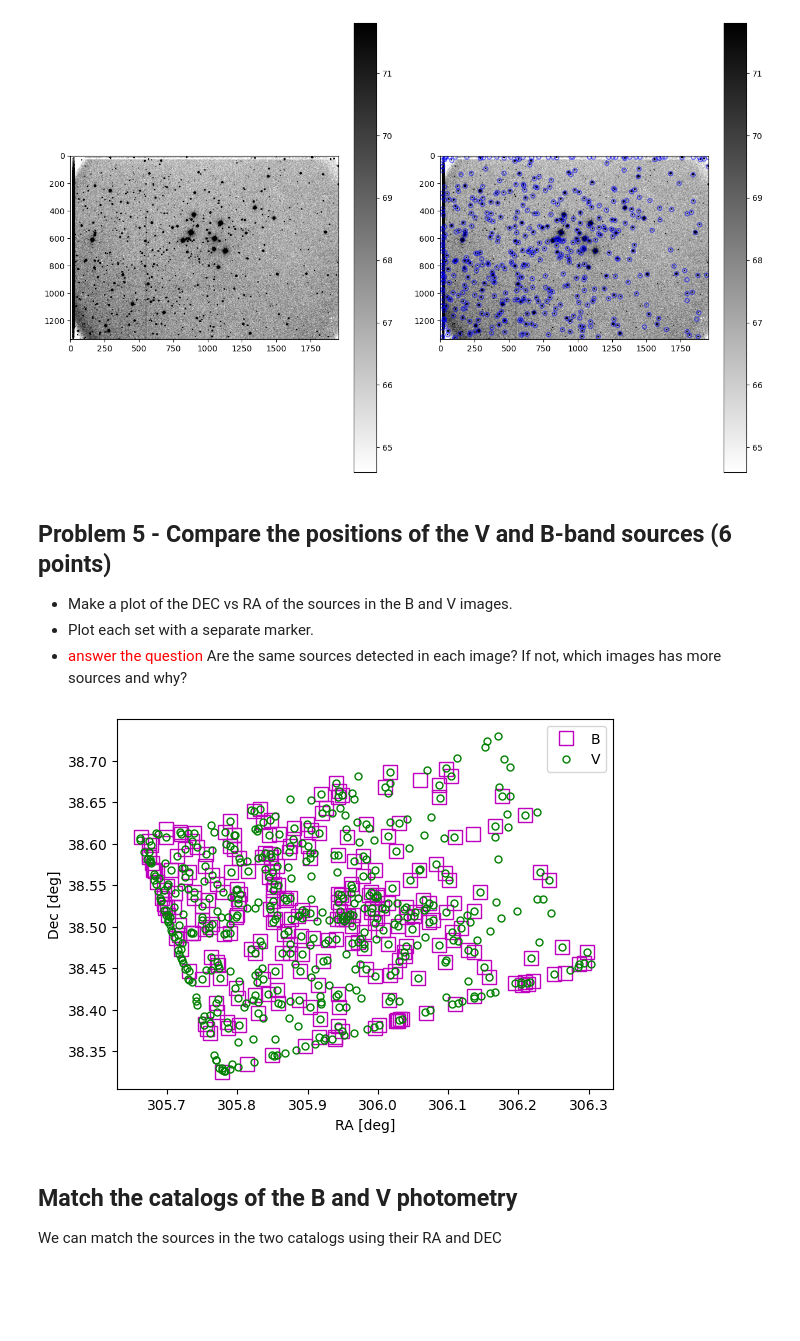
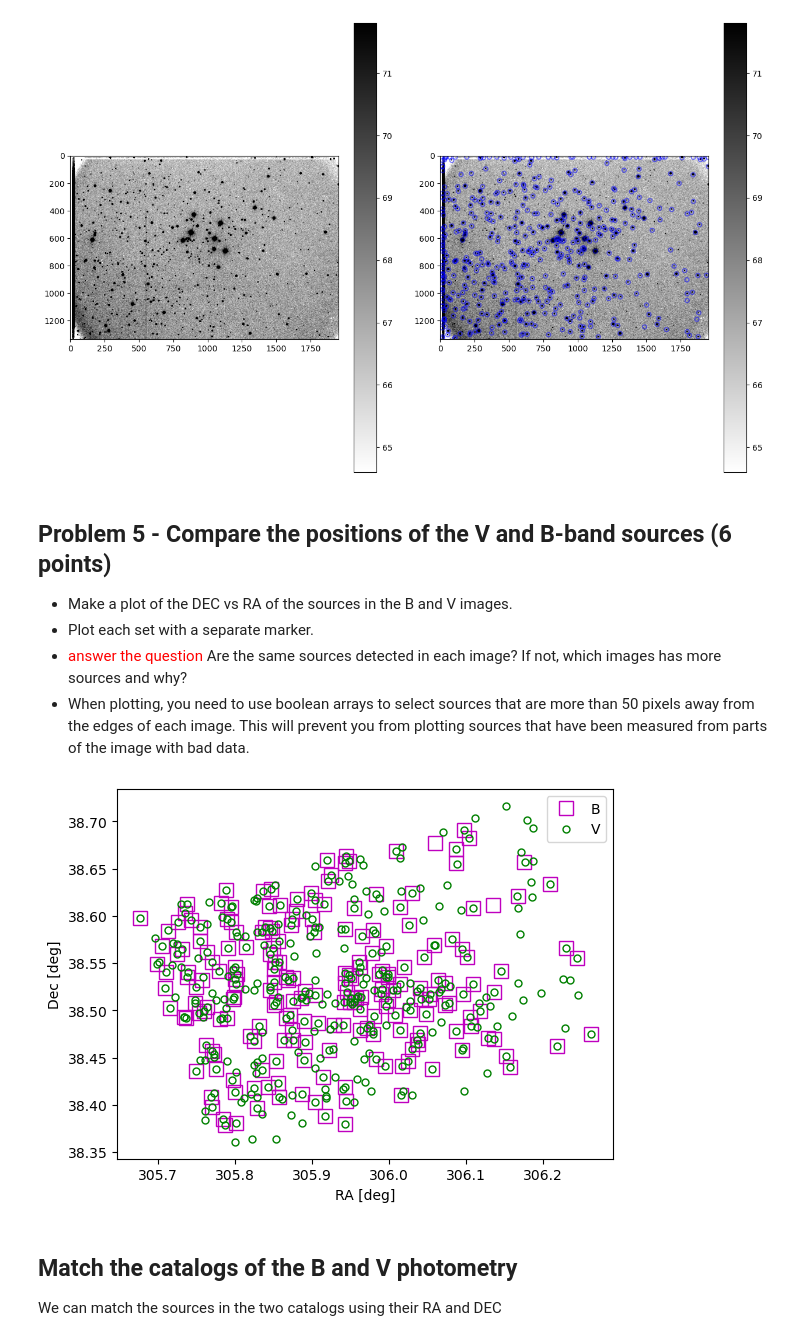
Before and after one commit to grudnick/ASTR596_F26_project_workspace, a Jupyter notebook: Reductionproject/cluster_photometry_answer-key.ipynb, the cells around one changed output. Drawn from its saved outputs; the diff is of its cells as text; code cells hidden in the pictures; blank space fills up the shorter version.

```diff
--- a/Reductionproject/cluster_photometry_answer-key.ipynb
+++ b/Reductionproject/cluster_photometry_answer-key.ipynb
@@ -467,32 +466,40 @@ WARNING: FITSFixedWarning: 'datfix' made the change 'Set MJD-OBS to 60240.954961
 * Make a plot of the DEC vs RA of the sources in the B and V images.
 * Plot each set with a separate marker.
 * <font color='red'> answer the question </font> Are the same sources detected in each image?  If not, which images has more sources and why?
+* When plotting, you need to use boolean arrays to select sources that are more than 50 pixels away from the edges of each image.  This will prevent you from plotting sources that have been measured from parts of the image with bad data.
 # %%
 #*************************
 # make a plot of the RA and DEC of the sources in the B and V images
 
 # open a figure
 plt.figure()
 
+buffer = 50
+#select sources away from image boundary in B-band image
+#boolean flags for good positions in the B and V-band images
+noedgeflag_b = (sources_b['xcentroid'] >  buffer) & (sources_b['xcentroid'] < header_b['NAXIS1'] - buffer) & (sources_b['ycentroid'] >  50) & (sources_b['ycentroid'] < header_b['NAXIS2'] - 50)
+
+noedgeflag_v = (sources_v['xcentroid'] >  buffer) & (sources_v['xcentroid'] < header_v['NAXIS1'] - buffer) & (sources_v['ycentroid'] >  50) & (sources_v['ycentroid'] < header_v['NAXIS2'] - 50)
+
 # plot the positions of the B sources
-plt.plot(ra_b,dec_b,'ms',mfc='None',markersize=10,label='B')
+plt.plot(ra_b[noedgeflag_b],dec_b[noedgeflag_b],'ms',mfc='None',markersize=10,label='B')
 
 # plot the positions of the V sources
-plt.plot(ra_v,dec_v,'g.',mfc='None',markersize=10,label='V')
+plt.plot(ra_v[noedgeflag_v],dec_v[noedgeflag_v],'g.',mfc='None',markersize=10,label='V')
 
 # add a legend
 plt.legend()
 
 # label your x axis
 plt.xlabel('RA [deg]')
 
 # label your y axis
 plt.ylabel('Dec [deg]')
 
 # save your plot
 plt.savefig('pos_compare.png')
 # %% [output]
-[figure, old version]
+[figure, new version]
 # %% [markdown]
 ## Match the catalogs of the B and V photometry
 
```
Also changed, not shown: parts of 1 cell of this notebook.
